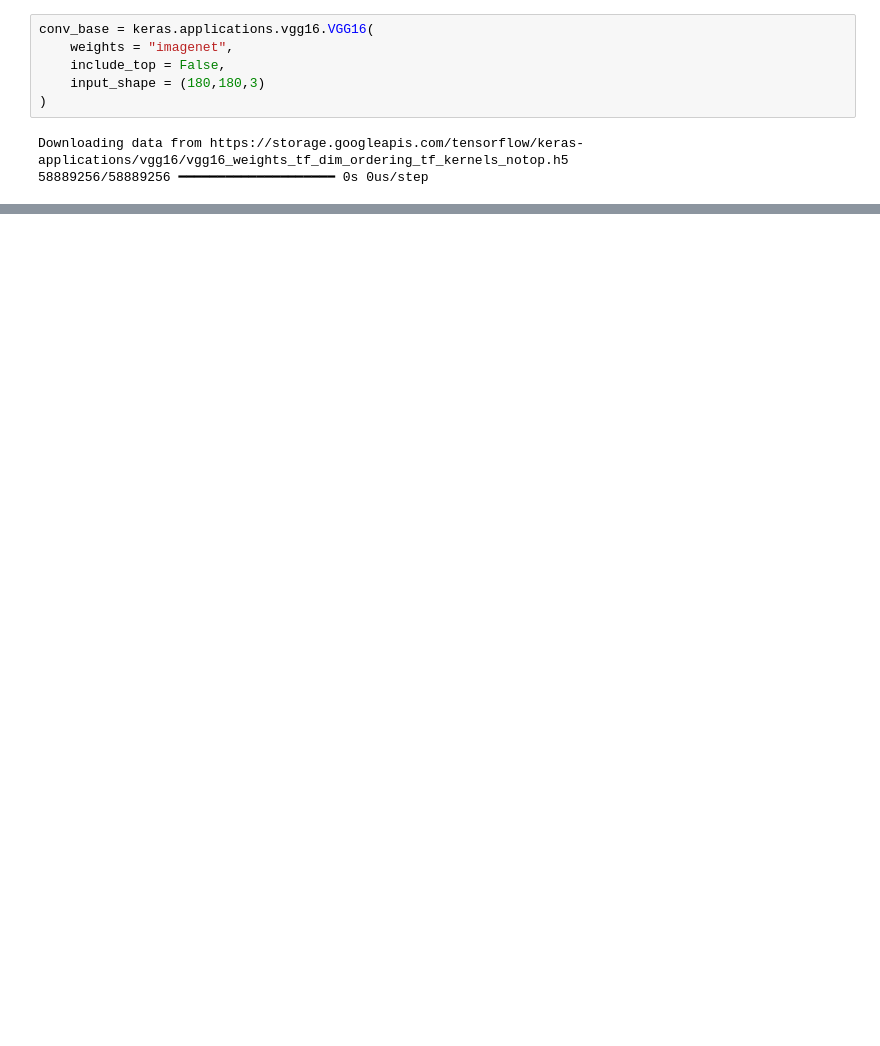
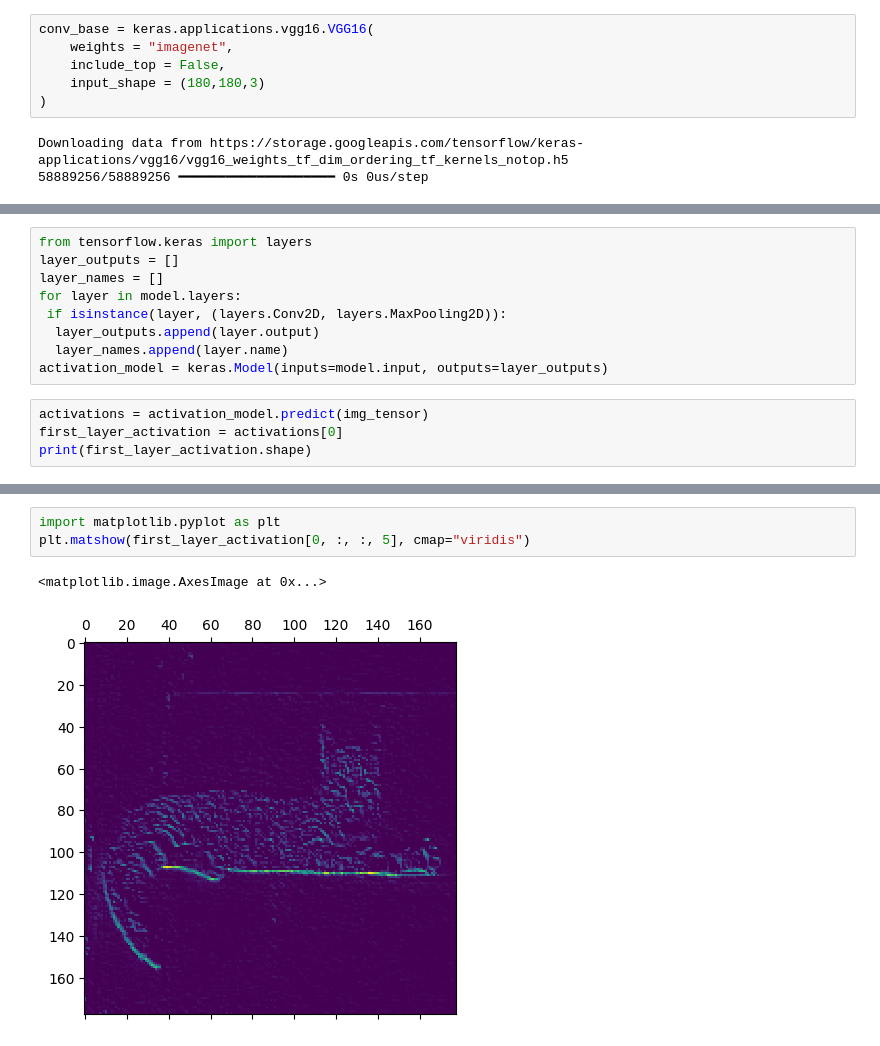
Before and after one commit to willhorgalcon/publicrep, a Jupyter notebook: cats and dogs.ipynb, the cells around one changed output, grey strips where cells are left out. Cells and saved outputs as stored; diff of their text form; blank space fills up the shorter version.

```diff
--- a/cats and dogs.ipynb
+++ b/cats and dogs.ipynb
@@ -316,0 +364,13 @@ plt.show()
+# %%
+from tensorflow.keras import layers
+layer_outputs = []
+layer_names = []
+for layer in model.layers:
+ if isinstance(layer, (layers.Conv2D, layers.MaxPooling2D)):
+  layer_outputs.append(layer.output)
+  layer_names.append(layer.name)
+activation_model = keras.Model(inputs=model.input, outputs=layer_outputs)
+# %%
+activations = activation_model.predict(img_tensor)
+first_layer_activation = activations[0]
+print(first_layer_activation.shape)
@@ -316,0 +380,6 @@ plt.show()
+# %%
+import matplotlib.pyplot as plt
+plt.matshow(first_layer_activation[0, :, :, 5], cmap="viridis")
+# %% [output]
+<matplotlib.image.AxesImage at 0x...>
+[figure, added]
```
Also changed, not shown: parts of 20 cells of this notebook.
